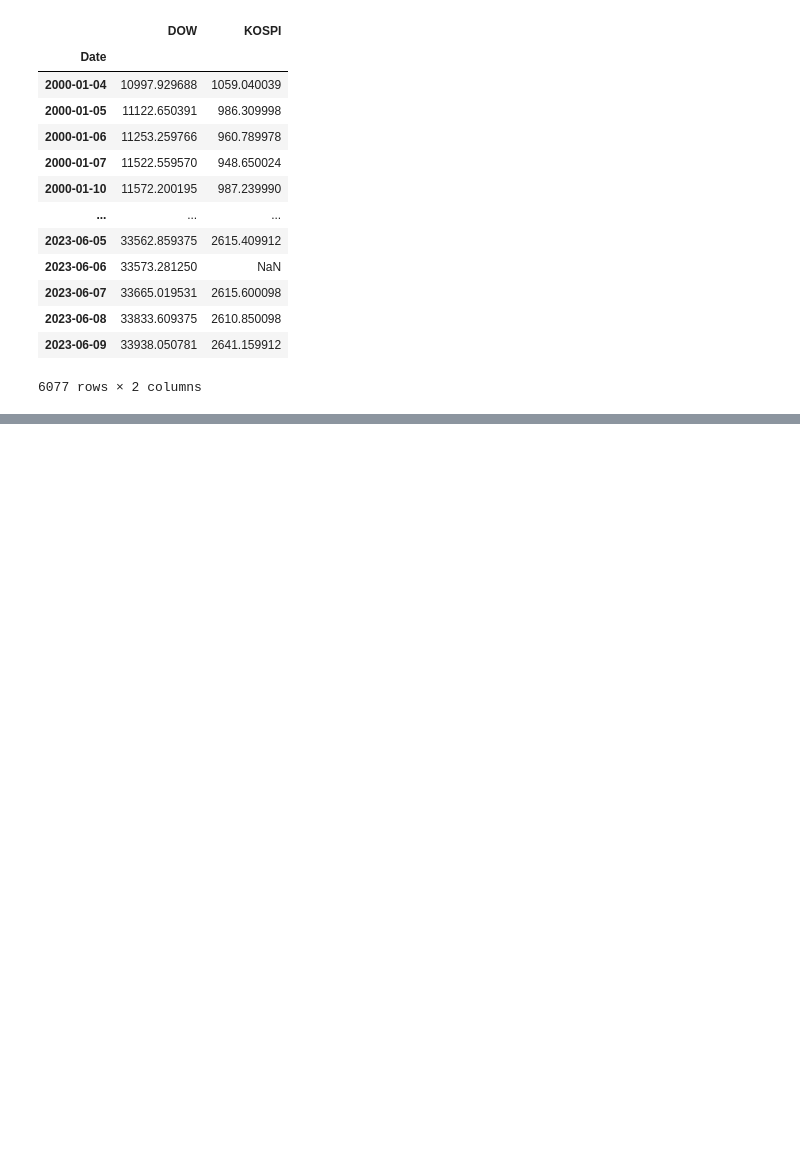
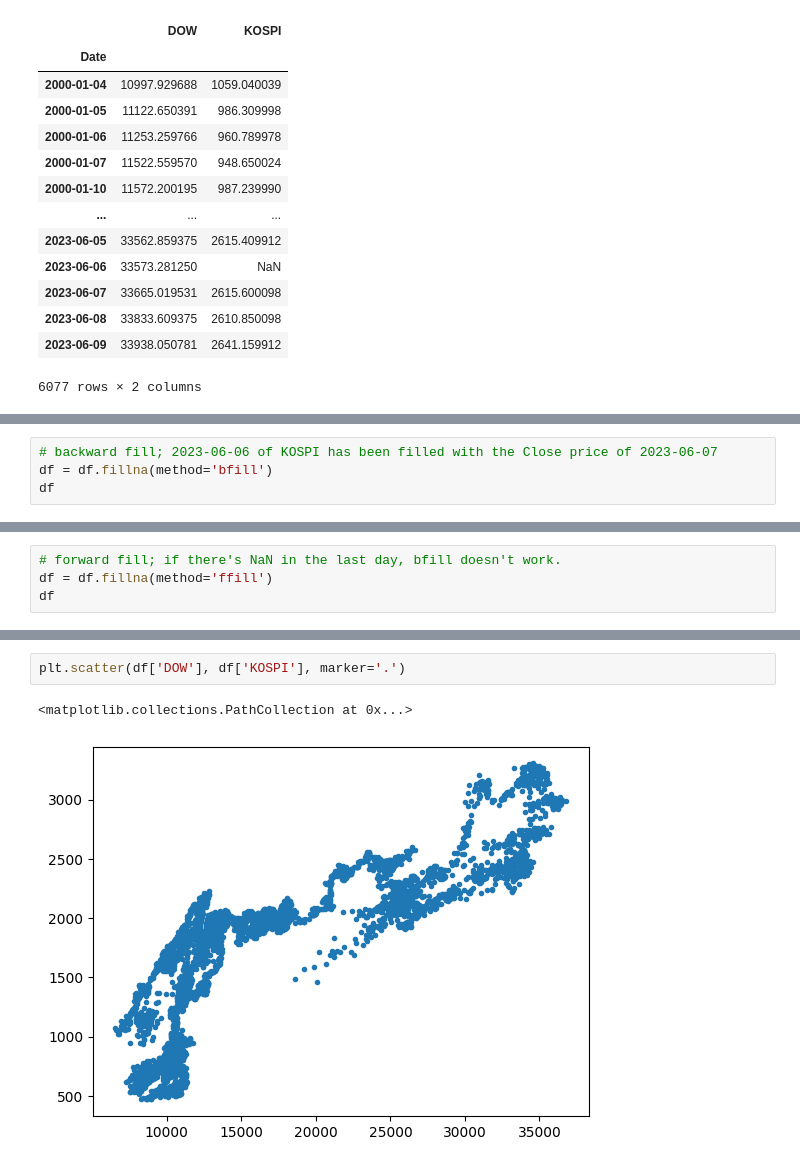
Before and after one commit to wolfinwallst/Financial_Engineering_and_Risk_Management, a Jupyter notebook: 파이썬 증권 데이터 분석/3장 팬더스를 활용한 데이터 분석.ipynb, the cells around one changed output, grey strips where cells are left out. Saved outputs shown, nothing was run; the diff lists cells and outputs as text; blank space fills up the shorter version.

```diff
--- a/파이썬 증권 데이터 분석/3장 팬더스를 활용한 데이터 분석.ipynb
+++ b/파이썬 증권 데이터 분석/3장 팬더스를 활용한 데이터 분석.ipynb
@@ -496,0 +532,4 @@ df
+# %%
+# backward fill; 2023-06-06 of KOSPI has been filled with the Close price of 2023-06-07
+df = df.fillna(method='bfill')
+df
@@ -496,0 +551,4 @@ df
+# %%
+# forward fill; if there's NaN in the last day, bfill doesn't work.
+df = df.fillna(method='ffill')
+df
@@ -496,0 +570,5 @@ df
+# %%
+plt.scatter(df['DOW'], df['KOSPI'], marker='.')
+# %% [output]
+<matplotlib.collections.PathCollection at 0x...>
+[figure, added]
```
Also changed, not shown: parts of 28 cells of this notebook.
